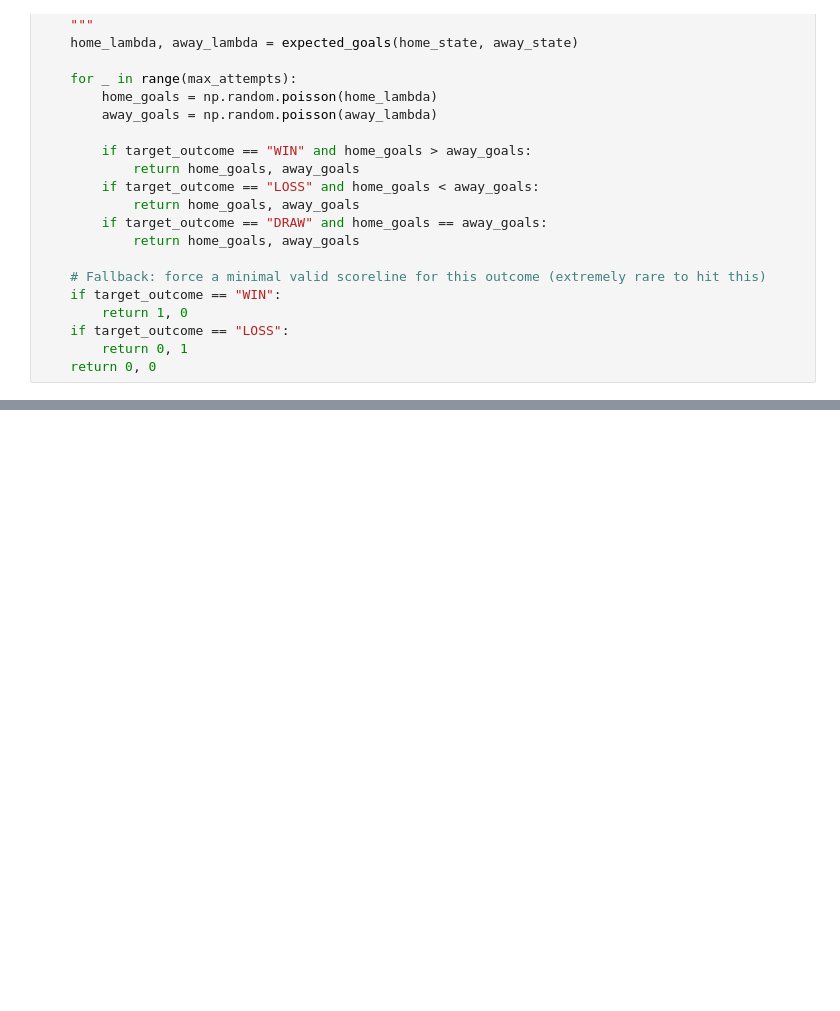
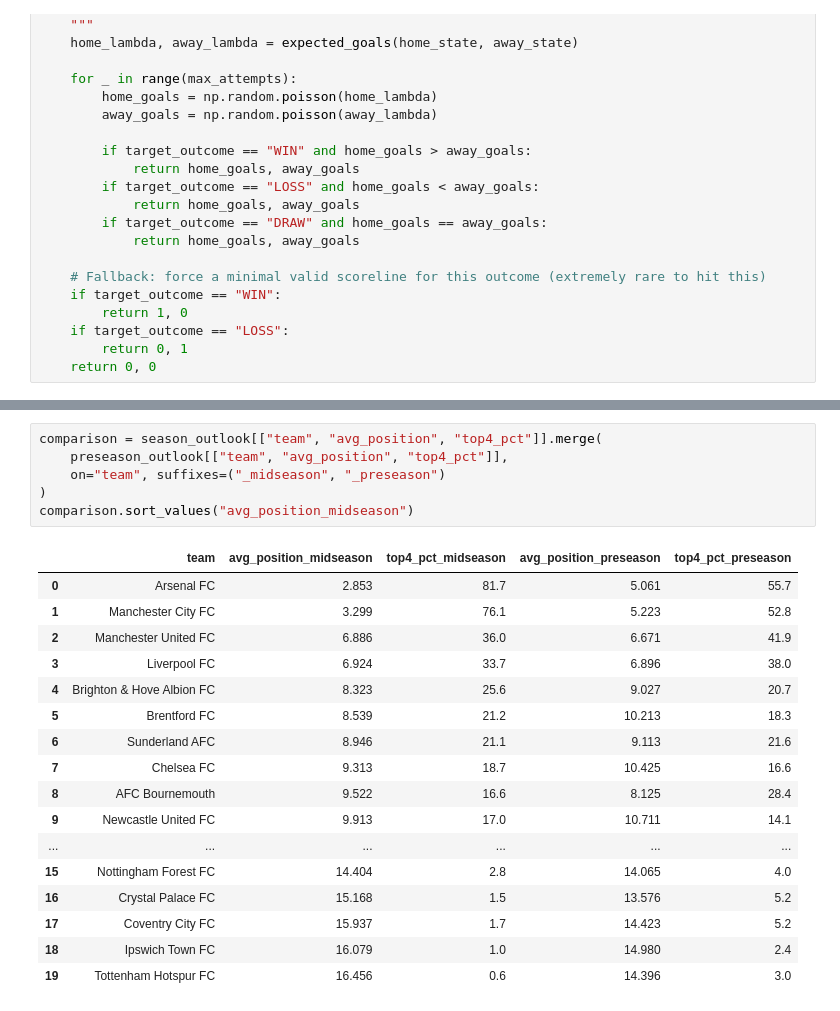
Before and after one commit to jvnwyn/pl-analytics, a Jupyter notebook: notebooks/08_season_simulation.ipynb, the cells around one changed output, grey strips where cells are left out. Saved outputs shown, nothing was run; the diff lists cells and outputs as text; blank space fills up the shorter version.

```diff
--- a/notebooks/08_season_simulation.ipynb
+++ b/notebooks/08_season_simulation.ipynb
@@ -411,3 +567,27 @@ Ran 1000 simulations in 26.5s
+# %%
+comparison = season_outlook[["team", "avg_position", "top4_pct"]].merge(
+    preseason_outlook[["team", "avg_position", "top4_pct"]],
+    on="team", suffixes=("_midseason", "_preseason")
+)
+comparison.sort_values("avg_position_midseason")
+# %% [output]
+|  | team | avg_position_midseason | top4_pct_midseason | avg_position_preseason | top4_pct_preseason |
+| 0 | Arsenal FC | 2.853 | 81.7 | 5.061 | 55.7 |
+| 1 | Manchester City FC | 3.299 | 76.1 | 5.223 | 52.8 |
+| 2 | Manchester United FC | 6.886 | 36.0 | 6.671 | 41.9 |
+| 3 | Liverpool FC | 6.924 | 33.7 | 6.896 | 38.0 |
+| 4 | Brighton & Hove Albion FC | 8.323 | 25.6 | 9.027 | 20.7 |
+| 5 | Brentford FC | 8.539 | 21.2 | 10.213 | 18.3 |
+| 6 | Sunderland AFC | 8.946 | 21.1 | 9.113 | 21.6 |
+| 7 | Chelsea FC | 9.313 | 18.7 | 10.425 | 16.6 |
+| 8 | AFC Bournemouth | 9.522 | 16.6 | 8.125 | 28.4 |
+| 9 | Newcastle United FC | 9.913 | 17.0 | 10.711 | 14.1 |
+| ... | ... | ... | ... | ... | ... |
+| 15 | Nottingham Forest FC | 14.404 | 2.8 | 14.065 | 4.0 |
+| 16 | Crystal Palace FC | 15.168 | 1.5 | 13.576 | 5.2 |
+| 17 | Coventry City FC | 15.937 | 1.7 | 14.423 | 5.2 |
+| 18 | Ipswich Town FC | 16.079 | 1.0 | 14.980 | 2.4 |
+| 19 | Tottenham Hotspur FC | 16.456 | 0.6 | 14.396 | 3.0 |
 # %%
 def summarize_simulations(all_sims_df, n_sims):
     summary = (
```
Also changed, not shown: parts of 9 cells of this notebook, 6 other files.
